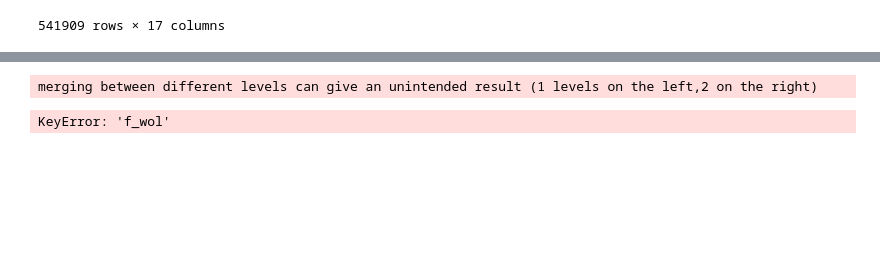
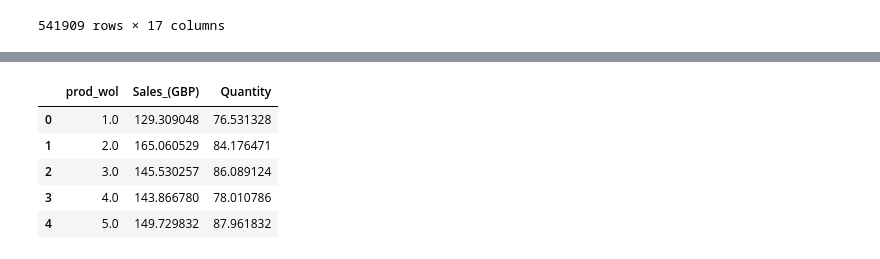
Before and after one commit to axpinkerton/projects, a Jupyter notebook: proj1nb.ipynb, the cells around one changed output, grey strips where cells are left out. Saved outputs shown, nothing was run; the diff lists cells and outputs as text; code cells hidden in the pictures; blank space fills up the shorter version.

```diff
--- a/proj1nb.ipynb
+++ b/proj1nb.ipynb
@@ -703,18 +839,25 @@ NameError: name 'min_week' is not defined
 # %%
 plm_track = new.merge(first_week, how='left', left_on='Description', right_on='Description')
 prod_to_wol = plm_track['ret']==False
 intermed = plm_track.loc[prod_to_wol,:]
 
 plm = intermed.groupby(['Description','woy','f_wol'])[['Sales_(GBP)','Quantity']].agg(['sum']).copy()
 plm = plm.reset_index()
 plm.columns=plm.columns.get_level_values(0)
 
 plm['prod_wol'] = plm['woy'] - plm['f_wol'] + 1
 lifecycle = plm.groupby(['prod_wol'])[['Sales_(GBP)','Quantity']].agg(['mean'])
 
 prod_mask = plm['prod_wol']>0
 lifecycle = plm.loc[prod_mask,:]
-lifecycle.groupby(['prod_wol'])[['Sales_(GBP)','Quantity']].agg(['mean'])
+life_tbl = lifecycle.groupby(['prod_wol'])[['Sales_(GBP)','Quantity']].agg(['mean'])
+life_tbl = life_tbl.reset_index()
+life_tbl.columns = life_tbl.columns.get_level_values(0)
+life_tbl.head()
 # %% [output]
-merging between different levels can give an unintended result (1 levels on the left,2 on the right)
-KeyError: 'f_wol'
+|  | prod_wol | Sales_(GBP) | Quantity |
+| 0 | 1.0 | 129.309048 | 76.531328 |
+| 1 | 2.0 | 165.060529 | 84.176471 |
+| 2 | 3.0 | 145.530257 | 86.089124 |
+| 3 | 4.0 | 143.866780 | 78.010786 |
+| 4 | 5.0 | 149.729832 | 87.961832 |
```
Also changed, not shown: parts of 23 cells of this notebook.
